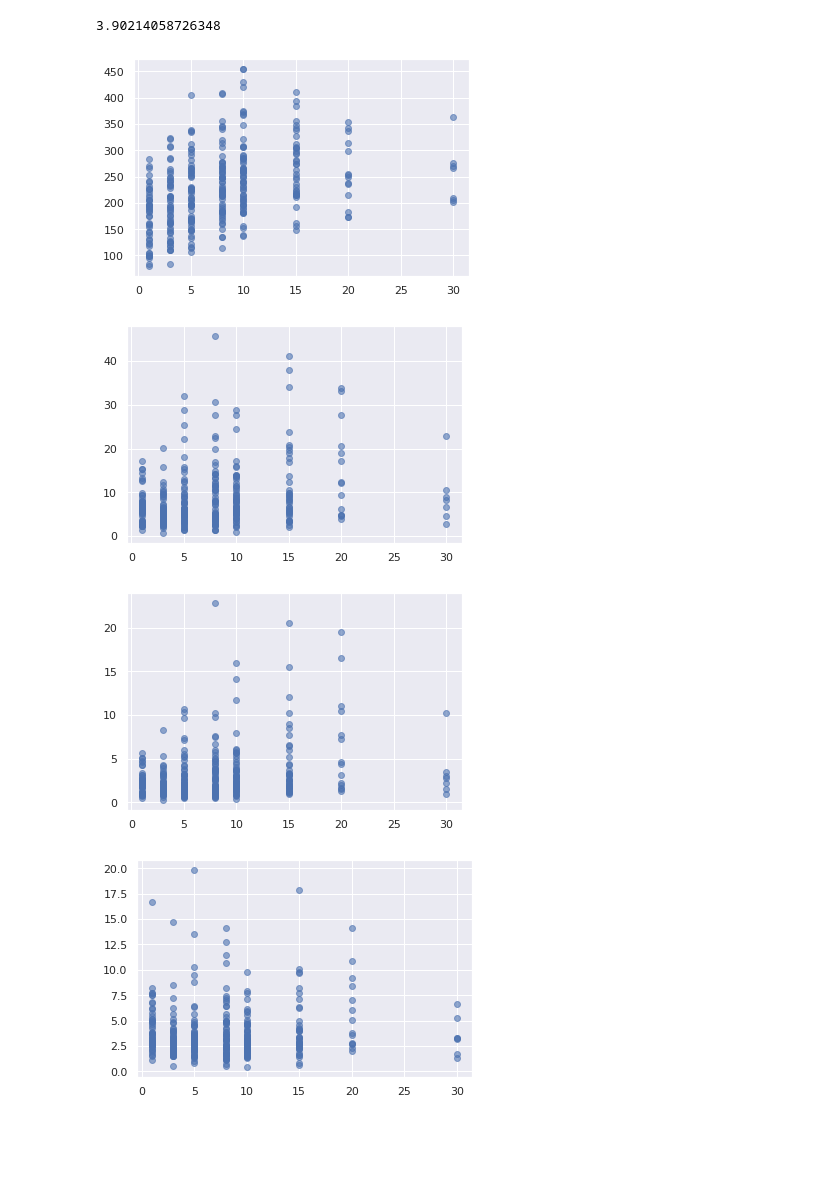
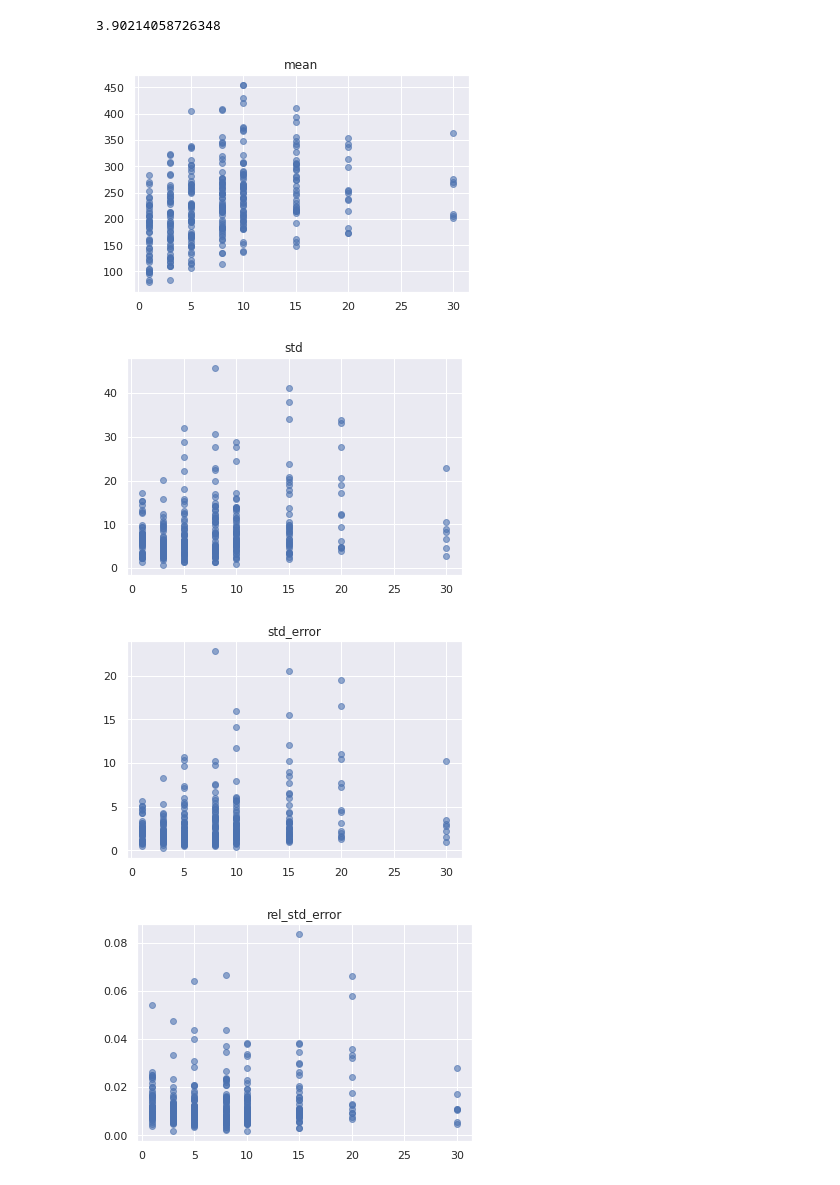
Before and after one commit to JulianKimmig/nanoparticle_size_prediction, a Jupyter notebook: data/statistic_workup.ipynb, the cells around one changed output. Drawn from its saved outputs; the diff is of its cells as text; code cells hidden in the pictures; blank space fills up the shorter version.

```diff
--- a/data/statistic_workup.ipynb
+++ b/data/statistic_workup.ipynb
@@ -91,6 +127,7 @@ image_path_group = os.path.join(image_path, "group_size_conc")
 os.makedirs(image_path_group, exist_ok=True)
 # %%
 df = pd.read_csv(csv_file)
+df["substance_code"]=df["substance_code"].apply(lambda c: reverse_name_conversion_map[c])
 
 unique_smiles = list(df["smiles_monomer"].unique())
 mols = [rdkit.Chem.MolFromSmiles(smiles) for smiles in unique_smiles]
@@ -617,24 +664,32 @@ stat_df_res = stat_df.reset_index()
 3.90214058726348
 # %%
 plt.plot(stat_df_res["polymer_concentration"], stat_df_res["mean"], "o", alpha=0.6)
+plt.title("mean")
 plt.show()
 plt.close()
 plt.plot(stat_df_res["polymer_concentration"], stat_df_res["std"], "o", alpha=0.6)
+plt.title("std")
 plt.show()
 plt.close()
 plt.plot(stat_df_res["polymer_concentration"], stat_df_res["std_error"], "o", alpha=0.6)
+plt.title("std_error")
+plt.show()
+plt.close()
+plt.plot(stat_df_res["polymer_concentration"], stat_df_res["rel_std_error"], "o", alpha=0.6)
+plt.title("rel_std_error")
 plt.show()
 plt.close()
 plt.plot(
     stat_df_res["polymer_concentration"],
-    100 * stat_df_res["coeff_of_var_star"],
+    stat_df_res["coeff_of_var_star"],
     "o",
     alpha=0.6,
 )
+plt.title("coeff_of_var_star")
 plt.show()
 plt.close()
 # %% [output]
-[figure, old version]
+[figure, new version]
-[figure, old version]
+[figure, new version]
-[figure, old version]
+[figure, new version]
-[figure, old version]
+[figure, new version]
```
Also changed, not shown: parts of 28 cells of this notebook.
